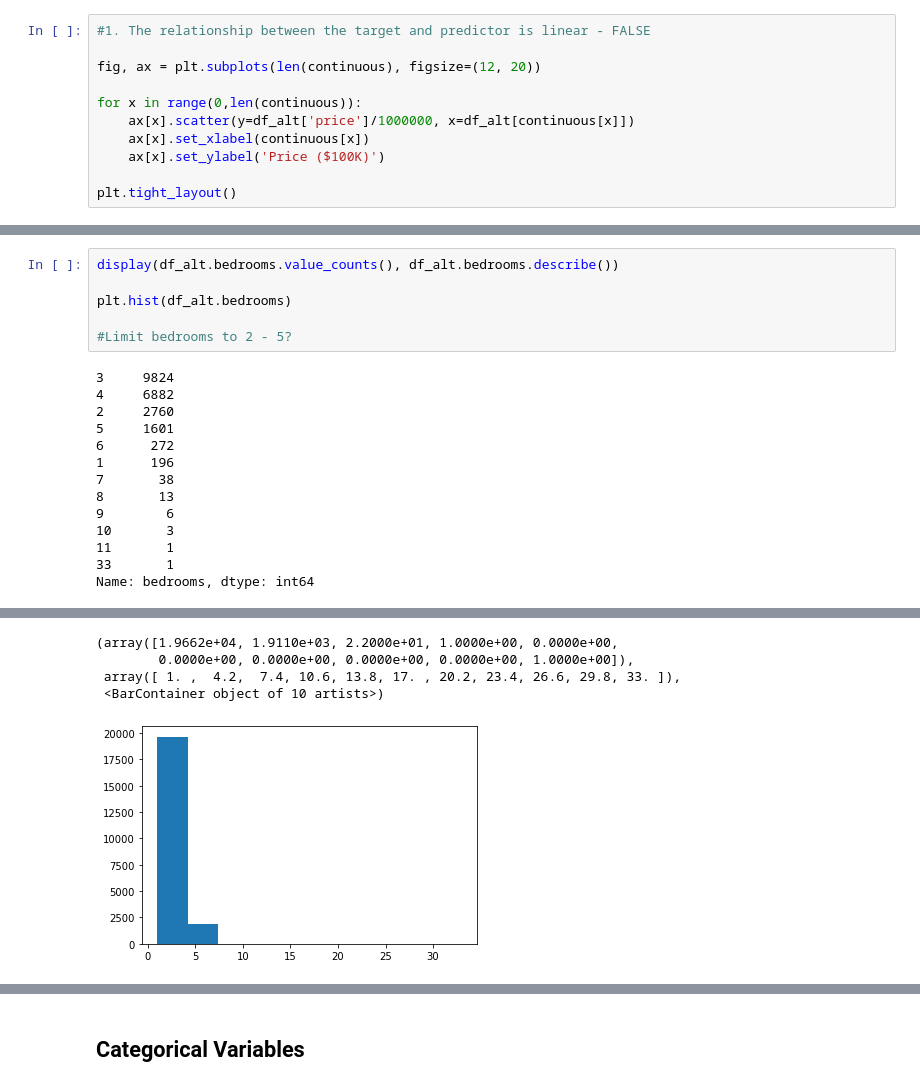
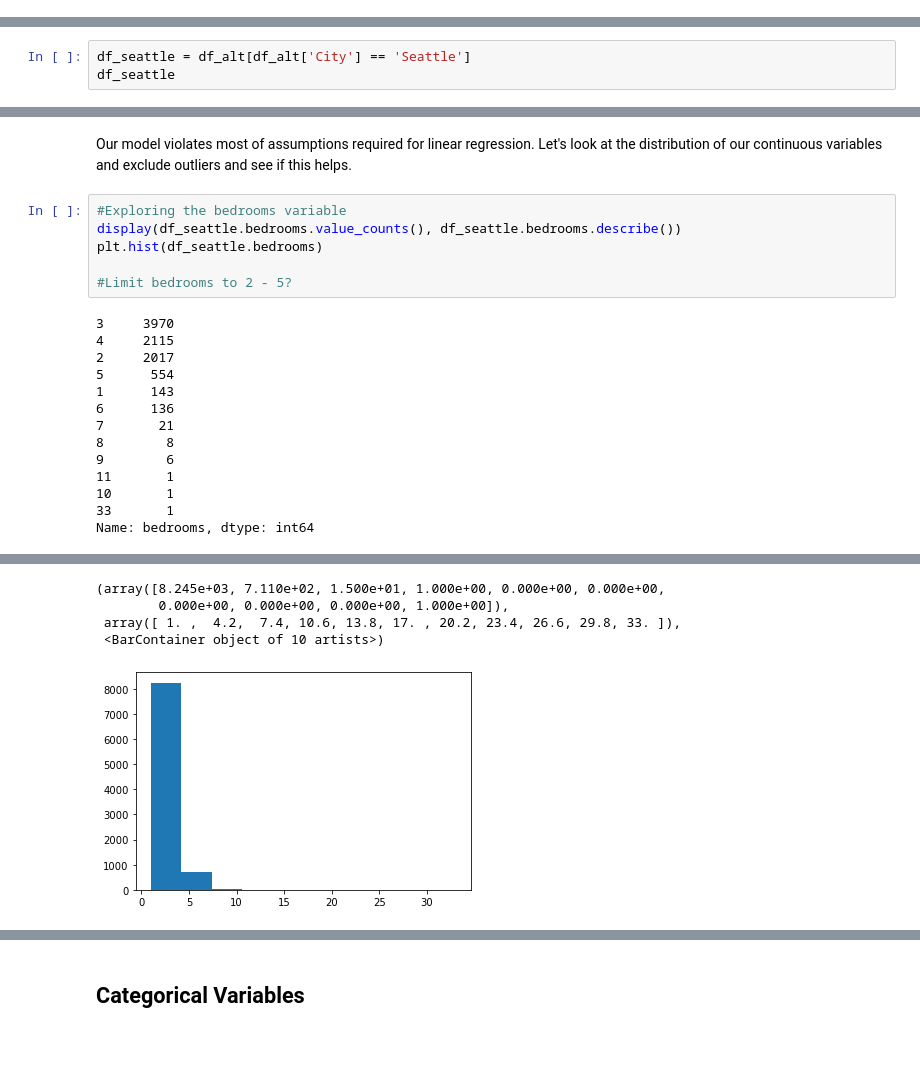
Before and after one commit to cdlc01/Housing_Analysis, a Jupyter notebook: David_and_Chris Notebook DataFrame Analysis.ipynb, the cells around one changed output, grey strips where cells are left out. Drawn from its saved outputs; the diff is of its cells as text; blank space fills up the shorter version.

```diff
--- a/David_and_Chris Notebook DataFrame Analysis.ipynb
+++ b/David_and_Chris Notebook DataFrame Analysis.ipynb
@@ -302,11 +37,0 @@ Notes:
-# %%
-#1. The relationship between the target and predictor is linear - FALSE
-
-fig, ax = plt.subplots(len(continuous), figsize=(12, 20))
-
-for x in range(0,len(continuous)):
-    ax[x].scatter(y=df_alt['price']/1000000, x=df_alt[continuous[x]])
-    ax[x].set_xlabel(continuous[x])
-    ax[x].set_ylabel('Price ($100K)')
-
-plt.tight_layout()
@@ -325,0 +189,3 @@ plt.tight_layout()
+# %%
+df_seattle = df_alt[df_alt['City'] == 'Seattle']
+df_seattle
@@ -348,20 +399,22 @@ for x in range(0,len(continuous)):
+# %% [markdown]
+Our model violates most of assumptions required for linear regression. Let's look at the distribution of our continuous variables and exclude outliers and see if this helps.
 # %%
-display(df_alt.bedrooms.value_counts(), df_alt.bedrooms.describe())
-
-plt.hist(df_alt.bedrooms)
+#Exploring the bedrooms variable
+display(df_seattle.bedrooms.value_counts(), df_seattle.bedrooms.describe())
+plt.hist(df_seattle.bedrooms)
 
 #Limit bedrooms to 2 - 5?
 # %% [output]
-3     9824
-4     6882
-2     2760
-5     1601
-6      272
-1      196
-7       38
-8       13
+3     3970
+4     2115
+2     2017
+5      554
+1      143
+6      136
+7       21
+8        8
 9        6
-10       3
 11       1
+10       1
 33       1
 Name: bedrooms, dtype: int64
@@ -376,7 +429,7 @@ max         33.000000
 Name: bedrooms, dtype: float64
-(array([1.9662e+04, 1.9110e+03, 2.2000e+01, 1.0000e+00, 0.0000e+00,
-        0.0000e+00, 0.0000e+00, 0.0000e+00, 0.0000e+00, 1.0000e+00]),
+(array([8.245e+03, 7.110e+02, 1.500e+01, 1.000e+00, 0.000e+00, 0.000e+00,
+        0.000e+00, 0.000e+00, 0.000e+00, 1.000e+00]),
  array([ 1. ,  4.2,  7.4, 10.6, 13.8, 17. , 20.2, 23.4, 26.6, 29.8, 33. ]),
  <BarContainer object of 10 artists>)
-[figure, old version]
+[figure, new version]
 # %%
```
Also changed, not shown: parts of 112 cells of this notebook.
